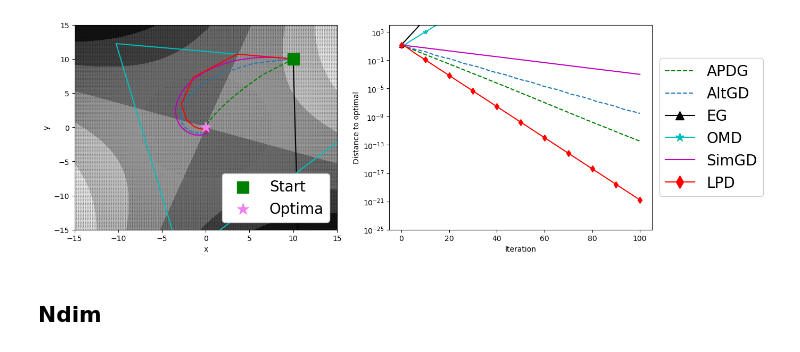
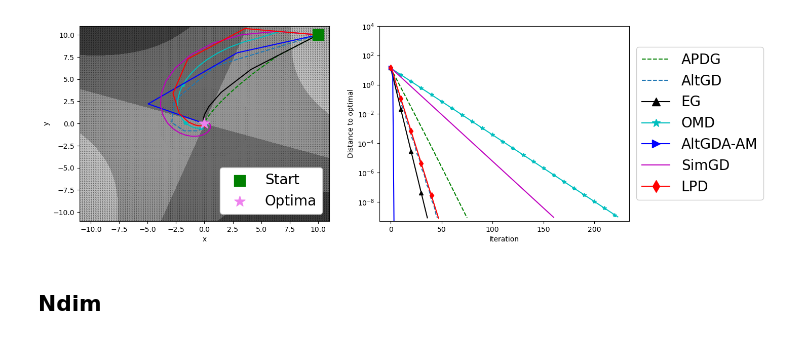
Before and after one commit to mrph2898/MASS, a Jupyter notebook: experiments/DA_Comparison.ipynb, the cells around one changed output. Saved outputs shown, nothing was run; the diff lists cells and outputs as text; code cells hidden in the pictures.

```diff
--- a/experiments/DA_Comparison.ipynb
+++ b/experiments/DA_Comparison.ipynb
@@ -26,50 +29,55 @@ FIG_DIR = os.path.join("..", "figures")
 if not os.path.exists(FIG_DIR):
     os.mkdir(FIG_DIR)
 
-k = 5
+EPS = 1e-9
 markevery= 10
 x0, y0 = np.array([10.]),np.array([10.])
 A = np.eye(1, 1)*2.5
 
 problem = pr.func2(A=A)
 xopt, yopt = problem.xopt, problem.yopt
 params = {"apdg": None,
-          'altgd': 0.1,
-          'simgd': 0.05,
-          'avg': 1,
-          'eg':0.6,
-          'omd':0.3,
-          'AA': 0.5
+          "lpd": None,
+          'altgd': None,
+          'simgd': None,
+          # 'avg': None,
+          'eg': None,
+          'omd': {"lr": problem.mu_y / (4*L**2)},
+          'AA': {"lr": 1 / (2*L),
+                 "k": 10,
+                 "type2": True,
+                 "reg": 1e-10,
+                 "gamma": 1e-26
+                }
          }
-xmin, xmax, xstep = (-15, 15, .2)
-ymin, ymax, ystep = (-15, 15, .2)
+xmin, xmax, xstep = (-11, 11, .2)
+ymin, ymax, ystep = (-11, 11, .2)
  # {'adam':0.01, 'fr':0.05}
 f = problem.f
 g = problem.g
 
 type2=True
-iteration = 100
+iteration = 1000
 methods_dict = ut.main(problem, iteration,
                        x0.copy(), y0.copy(),
-                       params, k=k,
-                       one_dim=True)
+                       params, eps=EPS)
 
 x, y = np.meshgrid(np.arange(xmin, xmax + xstep, xstep), np.arange(ymin, ymax + ystep, ystep))
 z = lambda x, y: f(x) - g(y) + y * A * x
 z = z(x, y)
 dz_dx = elementwise_grad(f, argnum=0)(x)
 dz_dy = elementwise_grad(g, argnum=0)(y)
 
 ut.plot(x, y, z, dz_dx, dz_dy,
-        all_methods=methods_dict, iteration=iteration, k=k,
+        all_methods=methods_dict, iteration=iteration, eps=EPS,
         start=(x0, y0), solution=(xopt, yopt),
-        ranges={"x": (-15, 15, .2),
-                "y": (-15, 15, .2)
+        ranges={"x": (-11, 11, .2),
+                "y": (-11, 11, .2)
                }, figname=figname,
         fig_dir=FIG_DIR, markevery=10
        )
 # %% [output]
-[figure, old version]
+[figure, new version]
 # %% [markdown]
 ## Ndim
 # %%
```
Also changed, not shown: parts of 6 cells of this notebook, 10 other files.
